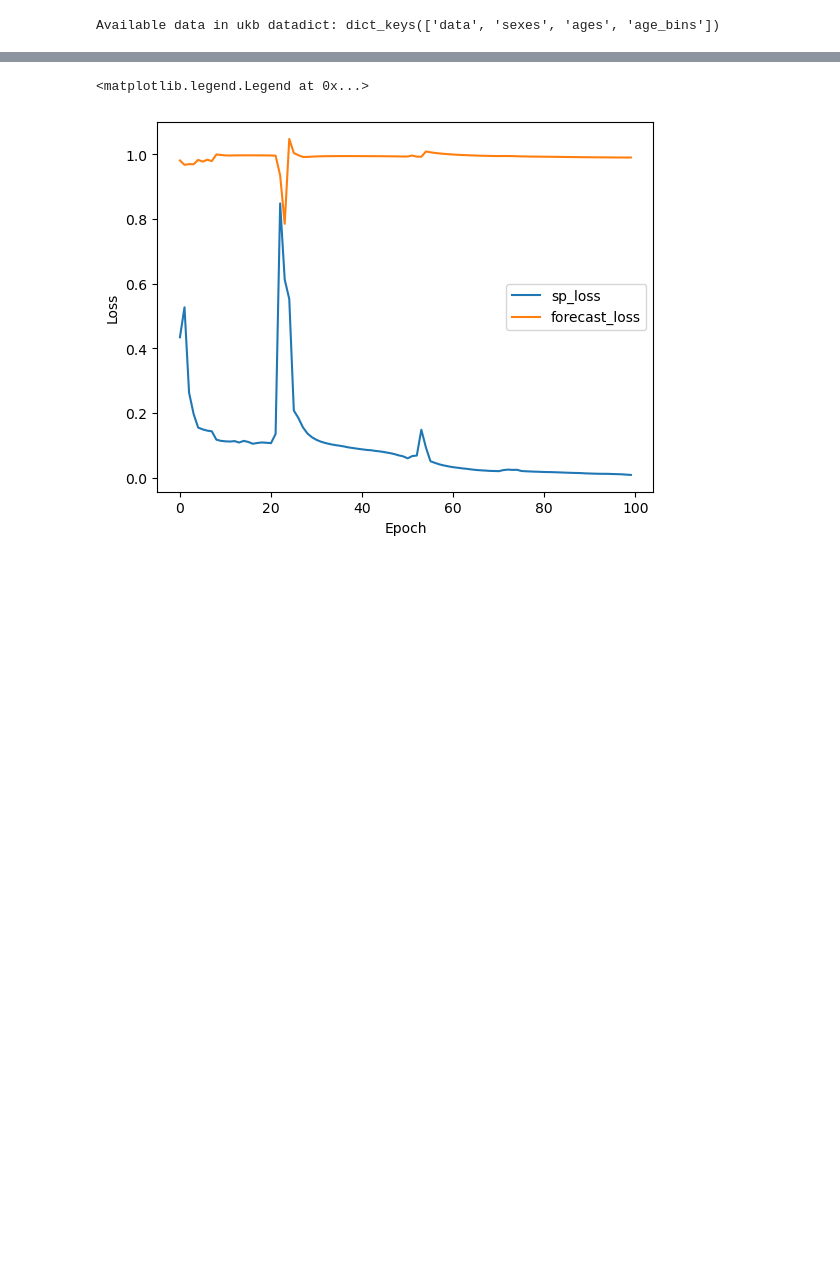
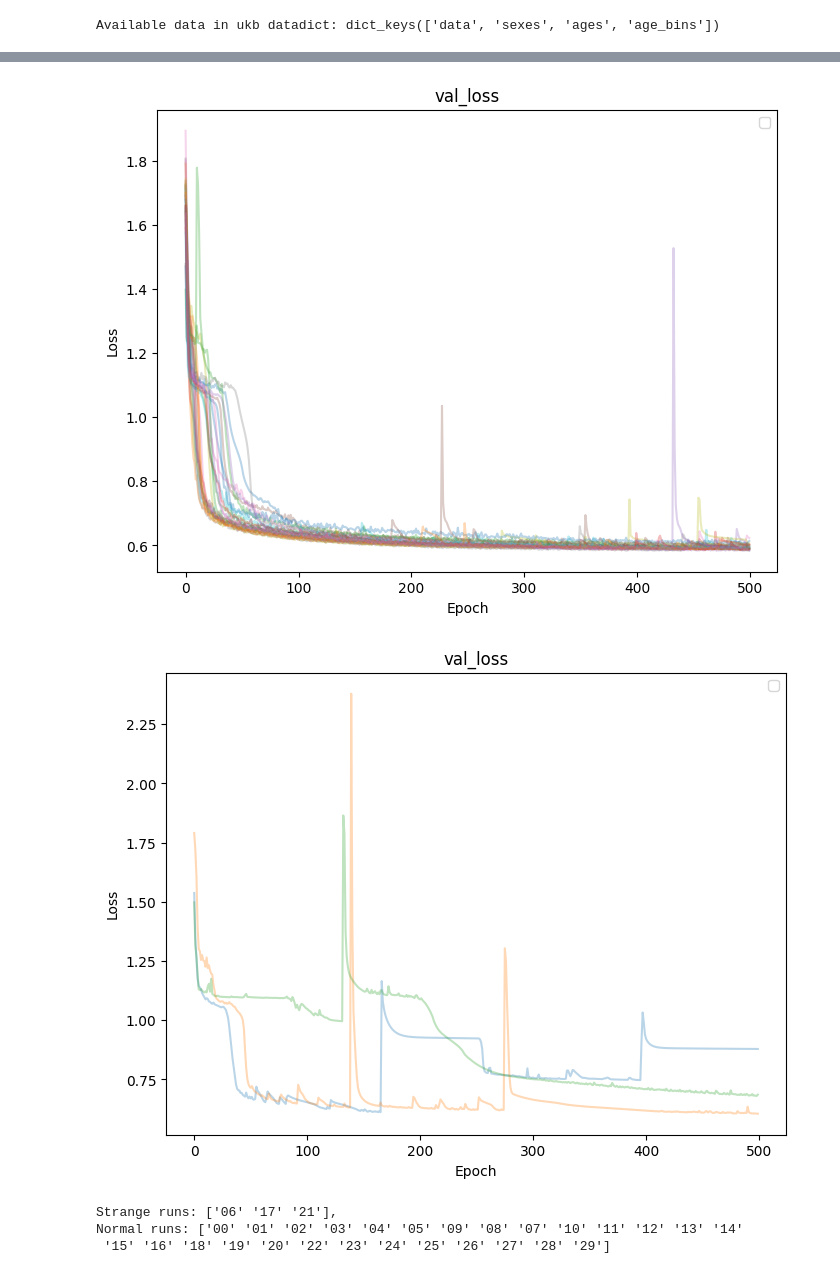
Before and after one commit to neuroneural/DECIFRA, a Jupyter notebook: scripts/01_DECIFRA_pretraining.ipynb, the cells around one changed output, grey strips where cells are left out. Cells and saved outputs as stored; diff of their text form; code cells hidden in the pictures; blank space fills up the shorter version.

```diff
--- a/scripts/01_DECIFRA_pretraining.ipynb
+++ b/scripts/01_DECIFRA_pretraining.ipynb
@@ -53,10 +65,6 @@ cfg = {
 cfg = OmegaConf.create(cfg)
 
 model_cfg = default_HPs(cfg)
-# reconfigure loss weights
-model_cfg.loss.sp_weight = 0.5
-model_cfg.loss.forecast_weight = 1.0
-model_cfg.pretraining = True
 
 print(OmegaConf.to_yaml(model_cfg))
 # %% [output]
@@ -291,0 +121,16 @@ class BasicTrainer:
+# %%
+# set model config
+
+from src.models.DECIFRA import default_HPs
+
+cfg = {
+    "data_info": {
+        "feature_size": UKB_DATA.shape[2],
+        "n_classes": 2,
+        }
+    }
+cfg = OmegaConf.create(cfg)
+
+model_cfg = default_HPs(cfg)
+
+print(OmegaConf.to_yaml(model_cfg))
@@ -292,8 +155,9 @@ class BasicTrainer:
 # %%
 # train
+from src.trainers.BasicPreTrainer import BasicPreTrainer
 from src.models.DECIFRA import DECIFRA
 import torch
-device = torch.device("mps")
+device = torch.device("cuda")
 
 for i in range(30):
     model = DECIFRA(model_cfg)
@@ -305,11 +169,10 @@ for i in range(30):
     val_dataloader = model.prepare_pretraining_dataloader(val_data, shuffle=False)
 
     utc_string = time.strftime("%m%d-%H%M%S", time.gmtime())
-    save_path = f"1_pretrain_{model.__class__.__name__}_{i:02d}"
+    save_path = f"1_pretrain_{model.__class__.__name__}/{i:02d}"
     save_path = os.path.join(LOGS_ROOT, save_path)
-    save_path = os.path.join(LOGS_ROOT, "1_pretraining")
 
-    trainer = BasicTrainer(
+    trainer = BasicPreTrainer(
         cfg=cfg,
         model_cfg=model_cfg,
         model=model,
@@ -326,13 +240,0 @@ for i in range(30):
-# %%
-logs_df = train_logs
-
-# plot sp_loss and forecast_loss
-import matplotlib.pyplot as plt
-plt.plot(logs_df['val_sp_loss'], label='sp_loss')
-plt.plot(logs_df['val_forecast_loss'], label='forecast_loss')
-plt.xlabel('Epoch')
-plt.ylabel('Loss')
-plt.legend()
-# %% [output]
-<matplotlib.legend.Legend at 0x...>
-[figure, removed]
@@ -338,0 +288,13 @@ plt.legend()
+# %%
+vanilla_logs = get_csvs("/data/users2/ppopov1/DECIFRA/assets/logs/1_pretrain_DECIFRA", tag="vanilla_DECIFRA")
+plot_exps_in_df(vanilla_logs[vanilla_logs["strange"]==False])
+plot_exps_in_df(vanilla_logs[vanilla_logs["strange"]==True])
+
+print(f"Strange runs: {vanilla_logs[vanilla_logs['strange']==True]['exp'].unique()}, \n"
+      f"Normal runs: {vanilla_logs[vanilla_logs['strange']==False]['exp'].unique()}")
+# %% [output]
+[figure, added]
+[figure, added]
+Strange runs: ['06' '17' '21'],
+Normal runs: ['00' '01' '02' '03' '04' '05' '09' '08' '07' '10' '11' '12' '13' '14'
+ '15' '16' '18' '19' '20' '22' '23' '24' '25' '26' '27' '28' '29']
```
Also changed, not shown: parts of 29 cells of this notebook, 7 other files.
